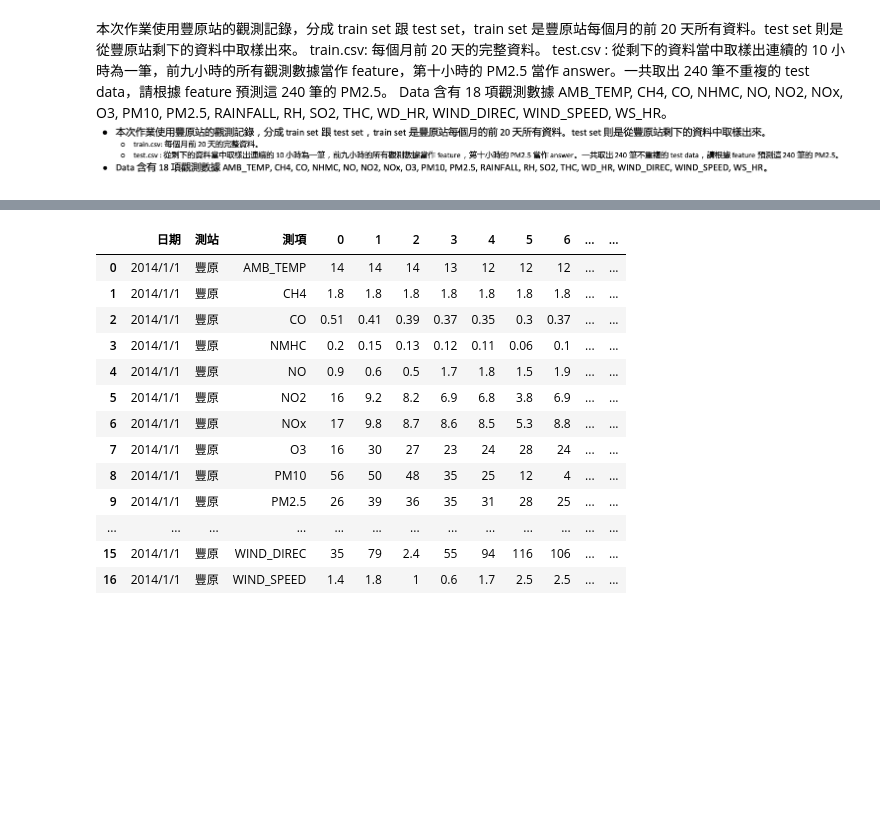
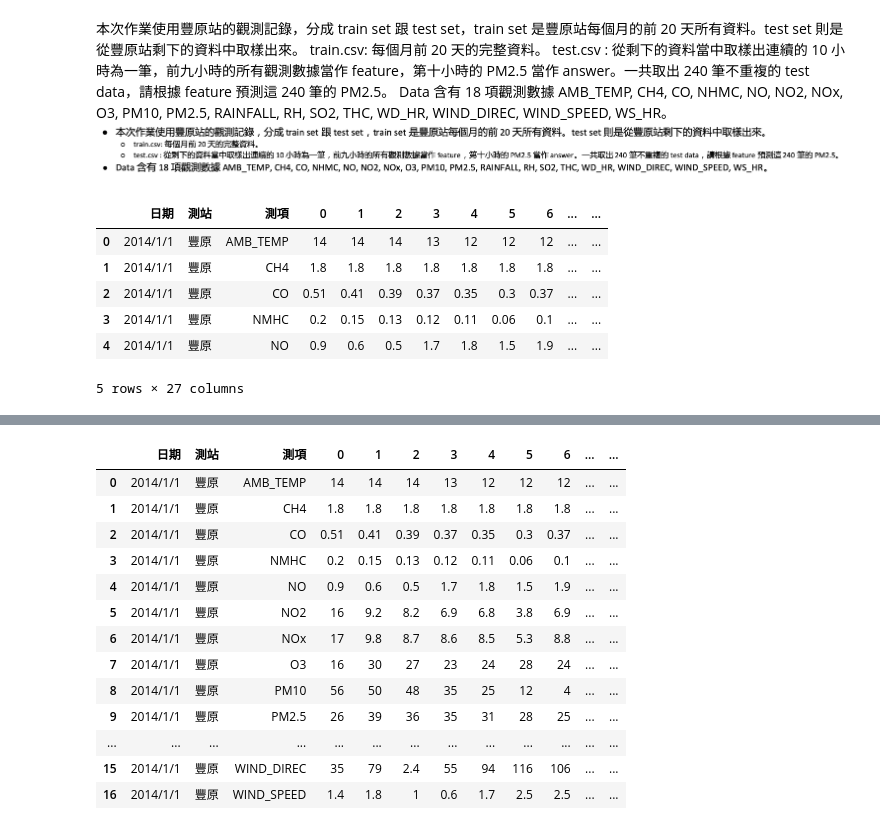
Before and after one commit to paxton615/Predict_PM2.5, a Jupyter notebook: Predict_PM2.5.ipynb, the cells around one changed output, grey strips where cells are left out. Cells and saved outputs as stored; diff of their text form; code cells hidden in the pictures; blank space fills up the shorter version.

```diff
--- a/Predict_PM2.5.ipynb
+++ b/Predict_PM2.5.ipynb
@@ -9,3 +14,13 @@ train.csv: 每個月前 20 天的完整資料。
 test.csv : 從剩下的資料當中取樣出連續的 10 小時為一筆，前九小時的所有觀測數據當作 feature，第十小時的 PM2.5 當作 answer。一共取出 240 筆不重複的 test data，請根據 feature 預測這 240 筆的 PM2.5。
 Data 含有 18 項觀測數據 AMB_TEMP, CH4, CO, NHMC, NO, NO2, NOx, O3, PM10, PM2.5, RAINFALL, RH, SO2, THC, WD_HR, WIND_DIREC, WIND_SPEED, WS_HR。
 ![image.png](attachment:image.png)
+# %%
+train.head(5)
+# %% [output]
+|  | 日期 | 測站 | 測項 | 0 | 1 | 2 | 3 | 4 | 5 | 6 | ... | ... |
+| 0 | 2014/1/1 | 豐原 | AMB_TEMP | 14 | 14 | 14 | 13 | 12 | 12 | 12 | ... | ... |
+| 1 | 2014/1/1 | 豐原 | CH4 | 1.8 | 1.8 | 1.8 | 1.8 | 1.8 | 1.8 | 1.8 | ... | ... |
+| 2 | 2014/1/1 | 豐原 | CO | 0.51 | 0.41 | 0.39 | 0.37 | 0.35 | 0.3 | 0.37 | ... | ... |
+| 3 | 2014/1/1 | 豐原 | NMHC | 0.2 | 0.15 | 0.13 | 0.12 | 0.11 | 0.06 | 0.1 | ... | ... |
+| 4 | 2014/1/1 | 豐原 | NO | 0.9 | 0.6 | 0.5 | 1.7 | 1.8 | 1.5 | 1.9 | ... | ... |
+5 rows × 27 columns
```
Also changed, not shown: parts of 9 cells of this notebook.
